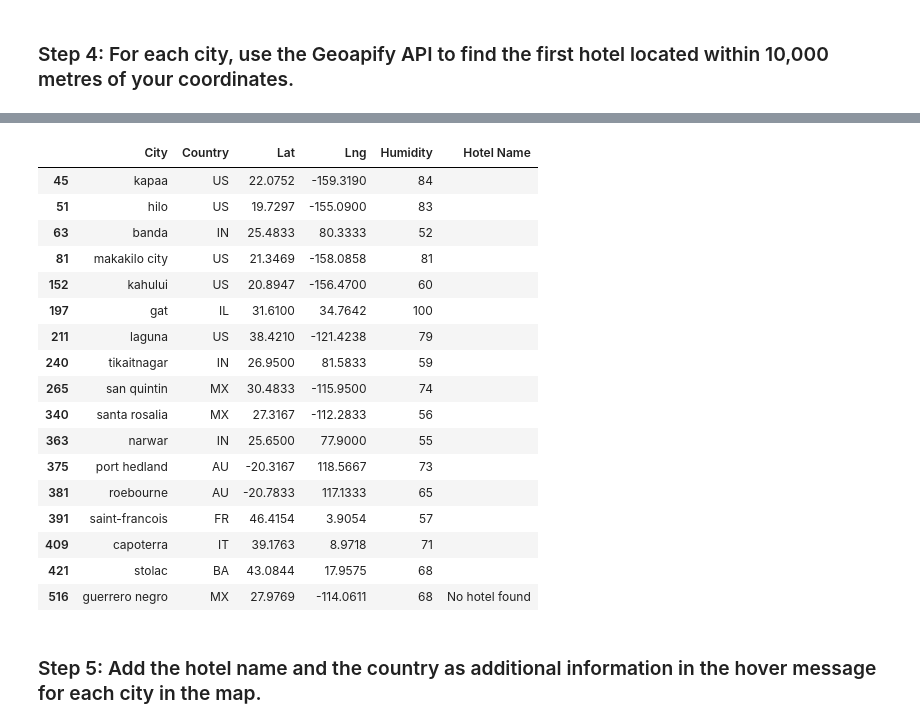
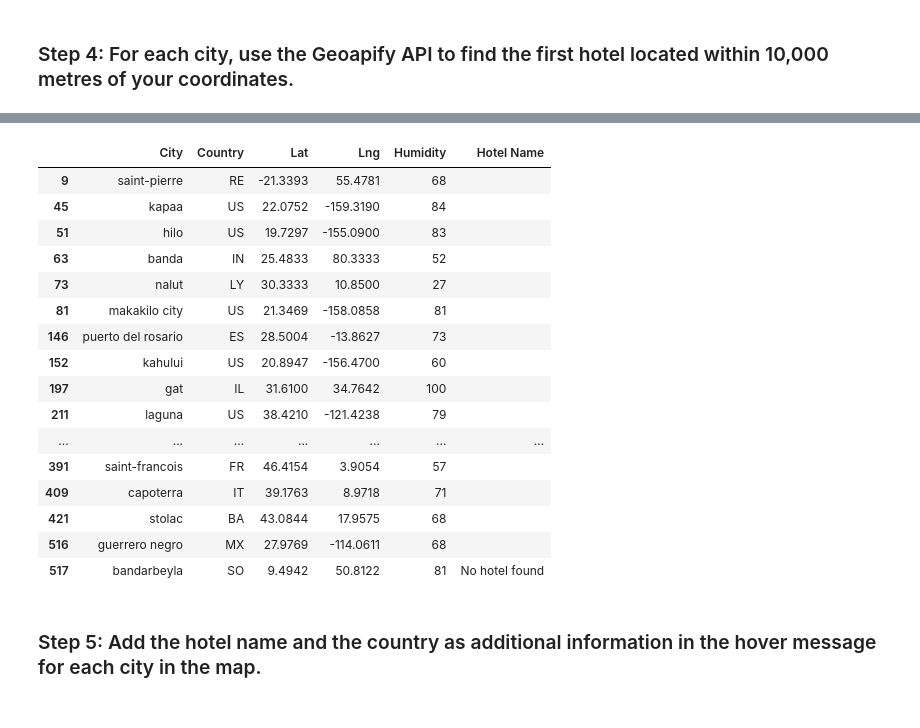
Before and after one commit to RacheMorris16k/python-api-challenge, a Jupyter notebook: WeatherPy/VacationPy.ipynb, the cells around one changed output, grey strips where cells are left out. Drawn from its saved outputs; the diff is of its cells as text; code cells hidden in the pictures.

```diff
--- a/WeatherPy/VacationPy.ipynb
+++ b/WeatherPy/VacationPy.ipynb
@@ -92,13 +62,12 @@ map_plot
 # %%
 # Narrow down cities that fit criteria and drop any results with null values
 ideal_weather_df = city_data_df.loc[
-    (city_data_df["Max Temp"] < 27)&
-    (city_data_df["Max Temp"] > 21) \
-   &(city_data_df["Wind Speed"] < 4.5) \
-    &(city_data_df["Cloudiness"] == 0)
+    ((city_data_df["Max Temp"] <=27)&
+    (city_data_df["Max Temp"] >=21))\
+    &(city_data_df["Cloudiness"] == 0),:
 ]
 # Drop any rows with null values
-ideal_weather_df = ideal_weather_df.dropna()
+ideal_weather_df = ideal_weather_df.dropna(how="any")
 
 # Display sample data
 ideal_weather_df
@@ -124,13 +92,16 @@ ideal_weather_df
 # %% [markdown]
 ### Step 3: Create a new DataFrame called `hotel_df`.
 # %%
+
+%%capture --no-display
+
 # Use the Pandas copy function to create DataFrame called hotel_df to store the city, country, coordinates, and humidity
-hotel_df = ideal_weather_df[["City", "Country", "Lat", "Lng", "Humidity"]].copy()
+hotel_df = ideal_weather_df[["City", "Country", "Lat", "Lng", "Humidity"]]
 
 # Add an empty column, "Hotel Name," to the DataFrame so you can store the hotel found using the Geoapify API
 hotel_df["Hotel Name"] = ""
 
 # Display sample data
-hotel_df.head()
+hotel_df
 # %% [output]
 |  | City | Country | Lat | Lng | Humidity | Hotel Name |
@@ -148,45 +150,46 @@ Name: count, dtype: int64
 # %% [markdown]
 ### Step 4: For each city, use the Geoapify API to find the first hotel located within 10,000 metres of your coordinates.
 # %%
-#Search hotel search
+# Set search radius
+radius = 10000
+# Set search parameters
+params = {
+        "categories": "accommodation.hotel",
+        "apiKey": geoapify_key,
+        "limit":20
+
+}
+
+# Start the hotel search
 print("Starting hotel search")
 
-#Loop Through each cit
+
+# Loop through each city in hotel_df
 for index, row in hotel_df.iterrows():
     latitude = row["Lat"]
     longitude = row["Lng"]
 
-# Set parameters to search for a hotel
-radius = 10000
-param = {
-    "categories":"accommodation.hotel",
-    "filter": f"circle:{longitude},{latitude},10000",  #10km radius
-    "bias": f"proximity:{longitude},{latitude}",
-    "limit":1,
-    "apiKey": geoapify_key,
+# Add filter and bias parameters with the current city's latitude and longitude to the params dictionary
+params["filter"] = f"circle:{longitude},{latitude},{radius}"
+params["bias"] = f"proximity:{longitude},{latitude}"
 
-}
-
-#Base Geoapify URL
+# Base URL for Geoapify
 base_url = "https://api.geoapify.com/v2/places"
 
-#Make the request
-response = requests.get(base_url, params=params)
-#Convert the API response to JSON format
-name_address = response.json()
 
-# Grab the first hotel from the results and store the name in the hotel_df DataFrame
+    # Make the API request
+name_address = requests.get(base_url, params=params)
+name_address = name_address.json()
+
+    # Try to get the first hotel result
 try:
-    hotel_name = name_address["features"][0]["properties"]["name"]
-    hotel_df.loc[index, "Hotel Name"] = hotel_name
+        hotel_name.loc[index, "Hotel Name"] = name_address["features"][10]["properties"]["name"]
 except (KeyError, IndexError):
-    # If no hotel is found, set the hotel name as "No hotel found".
-    hotel_name = "No hotel found"
-    hotel_df.loc[index, "Hotel Name"] = hotel_name
+        hotel_df.loc[index, "Hotel Name"] = "No hotel found"
 
-# Log the search results
-print(f"{row['City']} - nearest hotel: {hotel_name}")
-#Display sample data
+    # Print result for each city
+print(f"{hotel_df.loc[index, 'City']} - nearest hotel: {hotel_df.loc[index, 'Hotel Name']}")
+
 hotel_df
 # %% [output]
 Starting hotel search
@@ -194,21 +197,20 @@ guerrero negro - nearest hotel: No hotel found
 |  | City | Country | Lat | Lng | Humidity | Hotel Name |
+| 9 | saint-pierre | RE | -21.3393 | 55.4781 | 68 |  |
 | 45 | kapaa | US | 22.0752 | -159.3190 | 84 |  |
 | 51 | hilo | US | 19.7297 | -155.0900 | 83 |  |
 | 63 | banda | IN | 25.4833 | 80.3333 | 52 |  |
+| 73 | nalut | LY | 30.3333 | 10.8500 | 27 |  |
 | 81 | makakilo city | US | 21.3469 | -158.0858 | 81 |  |
+| 146 | puerto del rosario | ES | 28.5004 | -13.8627 | 73 |  |
 | 152 | kahului | US | 20.8947 | -156.4700 | 60 |  |
 | 197 | gat | IL | 31.6100 | 34.7642 | 100 |  |
 | 211 | laguna | US | 38.4210 | -121.4238 | 79 |  |
-| 240 | tikaitnagar | IN | 26.9500 | 81.5833 | 59 |  |
-| 265 | san quintin | MX | 30.4833 | -115.9500 | 74 |  |
-| 340 | santa rosalia | MX | 27.3167 | -112.2833 | 56 |  |
-| 363 | narwar | IN | 25.6500 | 77.9000 | 55 |  |
-| 375 | port hedland | AU | -20.3167 | 118.5667 | 73 |  |
-| 381 | roebourne | AU | -20.7833 | 117.1333 | 65 |  |
+| ... | ... | ... | ... | ... | ... | ... |
 | 391 | saint-francois | FR | 46.4154 | 3.9054 | 57 |  |
 | 409 | capoterra | IT | 39.1763 | 8.9718 | 71 |  |
 | 421 | stolac | BA | 43.0844 | 17.9575 | 68 |  |
-| 516 | guerrero negro | MX | 27.9769 | -114.0611 | 68 | No hotel found |
+| 516 | guerrero negro | MX | 27.9769 | -114.0611 | 68 |  |
+| 517 | bandarbeyla | SO | 9.4942 | 50.8122 | 81 | No hotel found |
 # %% [markdown]
 ### Step 5: Add the hotel name and the country as additional information in the hover message for each city in the map.
 # %%
```
Also changed, not shown: parts of 12 cells of this notebook, 1 other file.
